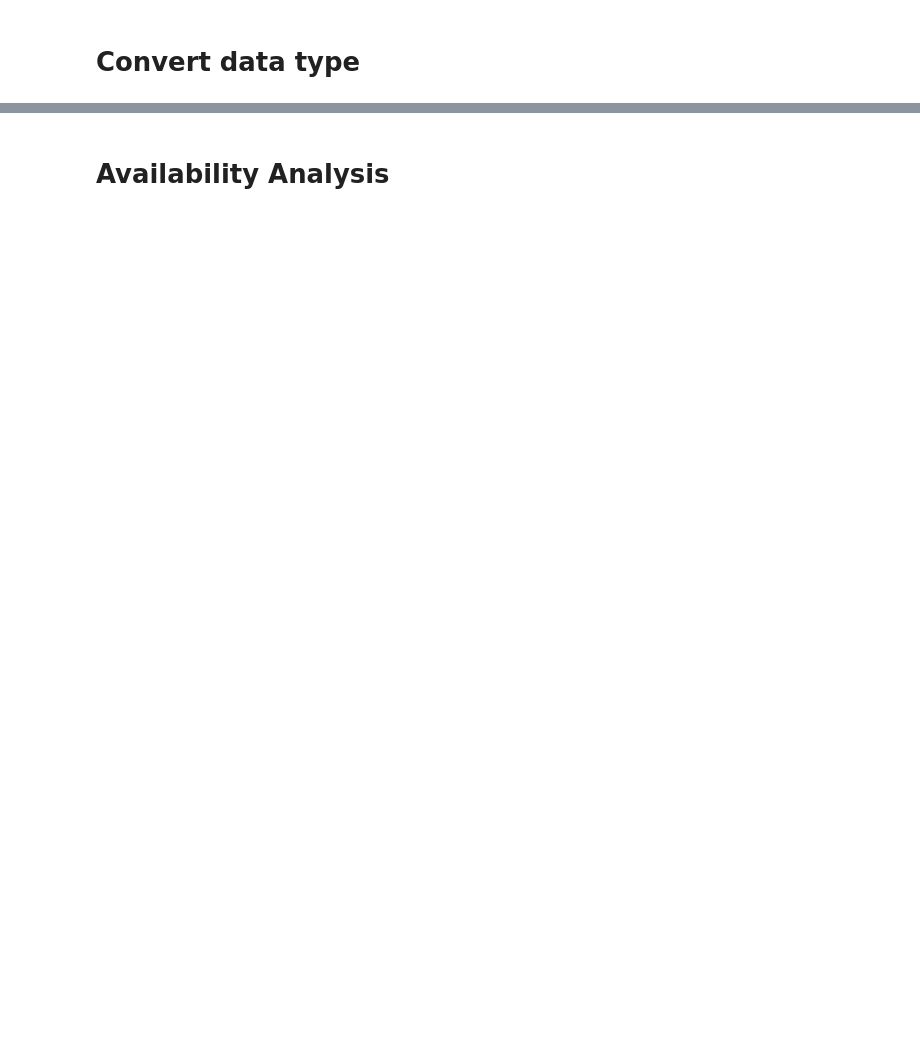
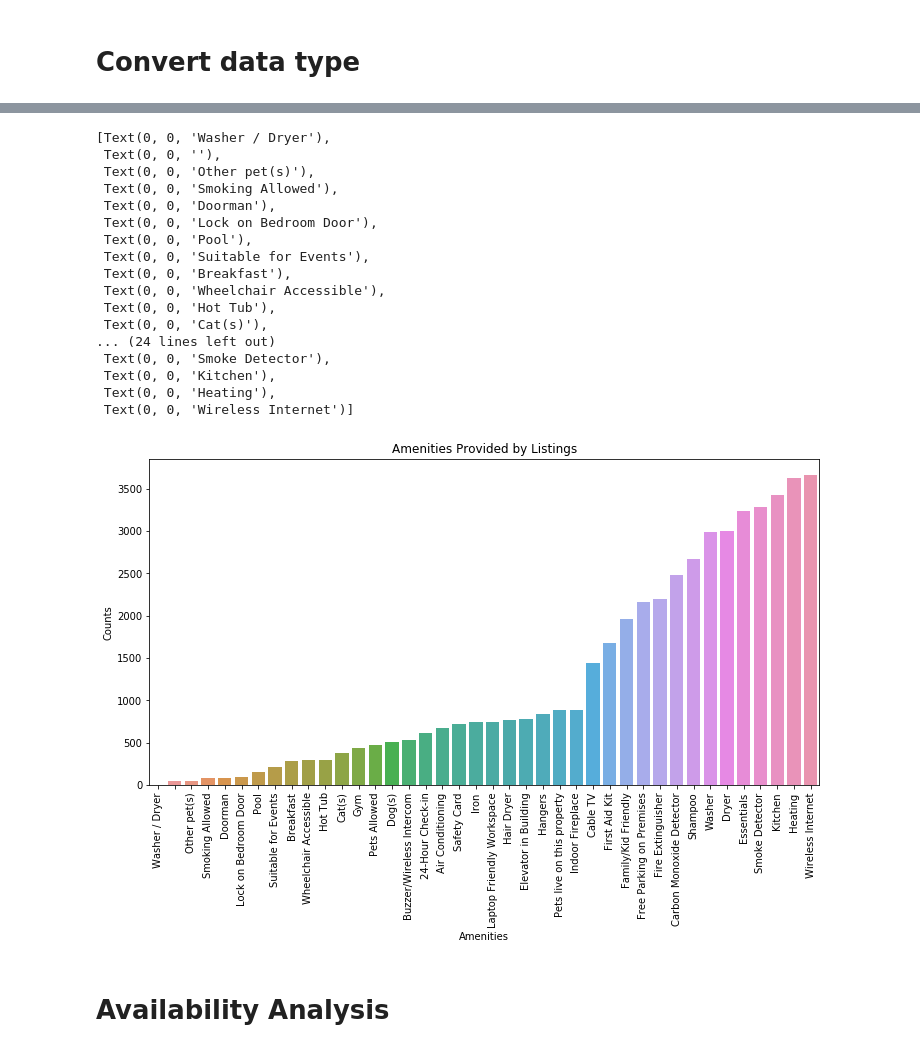
Before and after one commit to Mendy5/Udacity_Data_Scientist_Projects, a Jupyter notebook: P1_Writing_a_Data_Scientist_Blog_Post/Seattle_AirBnB_Data_Analysis_v2.0.ipynb, the cells around one changed output, grey strips where cells are left out. Saved outputs shown, nothing was run; the diff lists cells and outputs as text; code cells hidden in the pictures; blank space fills up the shorter version.

```diff
--- a/P1_Writing_a_Data_Scientist_Blog_Post/Seattle_AirBnB_Data_Analysis_v2.0.ipynb
+++ b/P1_Writing_a_Data_Scientist_Blog_Post/Seattle_AirBnB_Data_Analysis_v2.0.ipynb
@@ -121,3 +287,37 @@ def groupby_agg(df, groupby, agg):
+# %%
+amenities_dict = {}
+for i in range(len(text)):
+    for j in range(len(text[i])):
+        if text[i][j] in amenities_dict.keys():
+            amenities_dict[text[i][j]] += 1
+        else:
+            amenities_dict[text[i][j]] = 1
+# %%
+amenities_s = pd.Series(amenities_dict).sort_values()
+# %%
+plt.figure(figsize = (12,6))
+g = sns.barplot(x = amenities_s.index, y = amenities_s.values)
+g.set(xlabel = 'Amenities', ylabel = 'Counts', title = 'Amenities Provided by Listings')
+g.set_xticklabels([i for i in g.get_xticklabels()], rotation=90)
+# %% [output]
+[Text(0, 0, 'Washer / Dryer'),
+ Text(0, 0, ''),
+ Text(0, 0, 'Other pet(s)'),
+ Text(0, 0, 'Smoking Allowed'),
+ Text(0, 0, 'Doorman'),
+ Text(0, 0, 'Lock on Bedroom Door'),
+ Text(0, 0, 'Pool'),
+ Text(0, 0, 'Suitable for Events'),
+ Text(0, 0, 'Breakfast'),
+ Text(0, 0, 'Wheelchair Accessible'),
+ Text(0, 0, 'Hot Tub'),
+ Text(0, 0, 'Cat(s)'),
+... (24 lines left out)
+ Text(0, 0, 'Smoke Detector'),
+ Text(0, 0, 'Kitchen'),
+ Text(0, 0, 'Heating'),
+ Text(0, 0, 'Wireless Internet')]
+[figure, added]
 # %% [markdown]
 # Availability Analysis
 # %%
```
Also changed, not shown: parts of 44 cells of this notebook.
